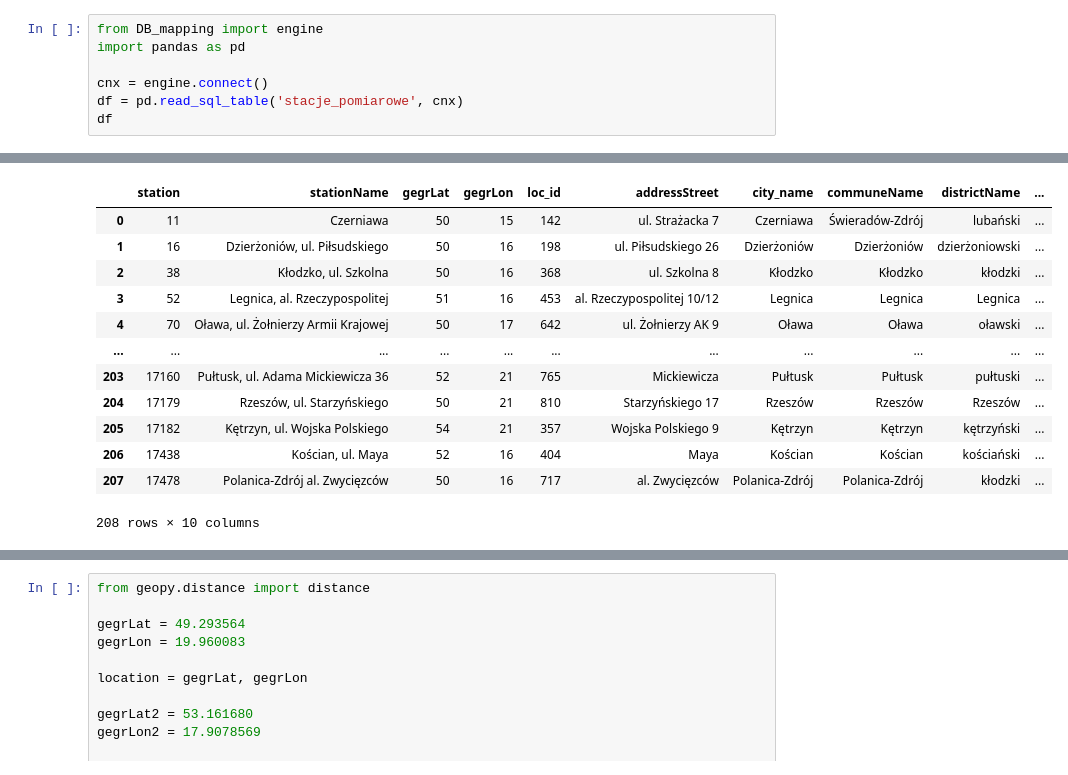
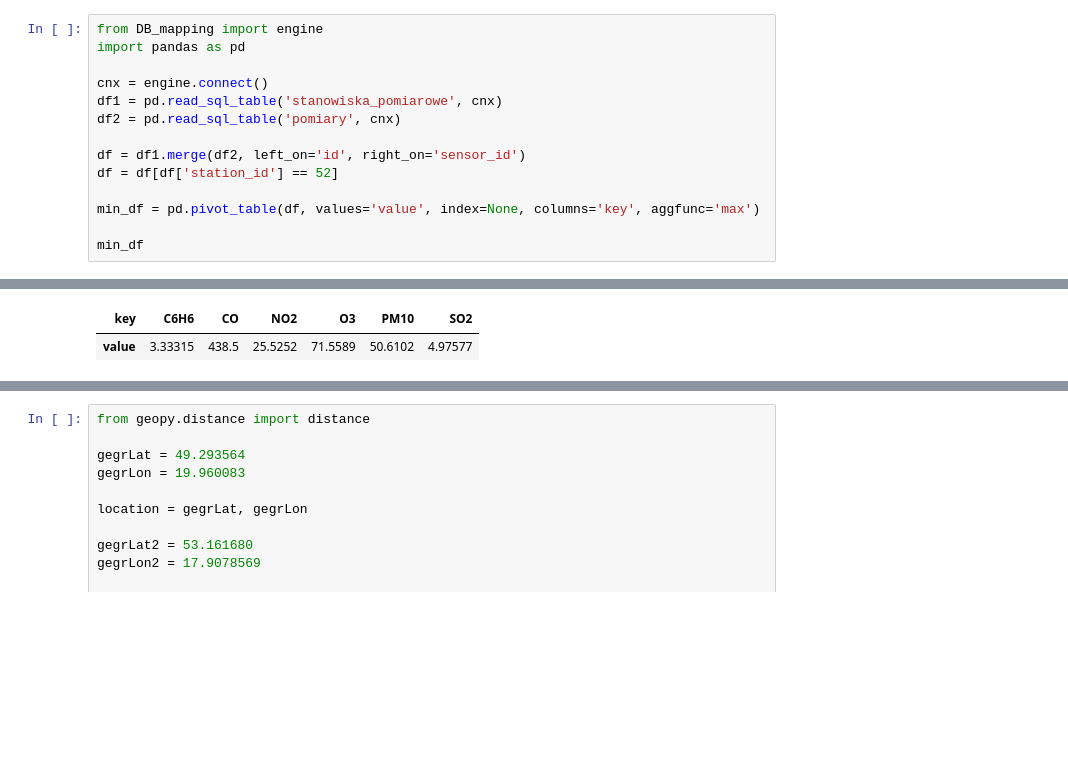
Before and after one commit to kamilanowakowska/AirQualityApp, a Jupyter notebook: geo.ipynb, the cells around one changed output, grey strips where cells are left out. Saved outputs shown, nothing was run; the diff lists cells and outputs as text; blank space fills up the shorter version.

```diff
--- a/geo.ipynb
+++ b/geo.ipynb
@@ -3,6 +3,13 @@ from DB_mapping import engine
 import pandas as pd
 
 cnx = engine.connect()
-df = pd.read_sql_table('stacje_pomiarowe', cnx)
-df
+df1 = pd.read_sql_table('stanowiska_pomiarowe', cnx)
+df2 = pd.read_sql_table('pomiary', cnx)
+
+df = df1.merge(df2, left_on='id', right_on='sensor_id')
+df = df[df['station_id'] == 52]
+
+min_df = pd.pivot_table(df, values='value', index=None, columns='key', aggfunc='max')
+
+min_df
 # %% [output]
@@ -26,13 +33,2 @@ FROM stacje_pomiarowe
-|  | station | stationName | gegrLat | gegrLon | loc_id | addressStreet | city_name | communeName | districtName | ... |
-| 0 | 11 | Czerniawa | 50 | 15 | 142 | ul. Strażacka 7 | Czerniawa | Świeradów-Zdrój | lubański | ... |
-| 1 | 16 | Dzierżoniów, ul. Piłsudskiego | 50 | 16 | 198 | ul. Piłsudskiego 26 | Dzierżoniów | Dzierżoniów | dzierżoniowski | ... |
-| 2 | 38 | Kłodzko, ul. Szkolna | 50 | 16 | 368 | ul. Szkolna 8 | Kłodzko | Kłodzko | kłodzki | ... |
-| 3 | 52 | Legnica, al. Rzeczypospolitej | 51 | 16 | 453 | al. Rzeczypospolitej 10/12 | Legnica | Legnica | Legnica | ... |
-| 4 | 70 | Oława, ul. Żołnierzy Armii Krajowej | 50 | 17 | 642 | ul. Żołnierzy AK 9 | Oława | Oława | oławski | ... |
-| ... | ... | ... | ... | ... | ... | ... | ... | ... | ... | ... |
-| 203 | 17160 | Pułtusk, ul. Adama Mickiewicza 36 | 52 | 21 | 765 | Mickiewicza | Pułtusk | Pułtusk | pułtuski | ... |
-| 204 | 17179 | Rzeszów, ul. Starzyńskiego | 50 | 21 | 810 | Starzyńskiego 17 | Rzeszów | Rzeszów | Rzeszów | ... |
-| 205 | 17182 | Kętrzyn, ul. Wojska Polskiego | 54 | 21 | 357 | Wojska Polskiego 9 | Kętrzyn | Kętrzyn | kętrzyński | ... |
-| 206 | 17438 | Kościan, ul. Maya | 52 | 16 | 404 | Maya | Kościan | Kościan | kościański | ... |
-| 207 | 17478 | Polanica-Zdrój al. Zwycięzców | 50 | 16 | 717 | al. Zwycięzców | Polanica-Zdrój | Polanica-Zdrój | kłodzki | ... |
+| key | C6H6 | CO | NO2 | O3 | PM10 | SO2 |
+| value | 3.33315 | 438.5 | 25.5252 | 71.5589 | 50.6102 | 4.97577 |
-208 rows × 10 columns
```
Also changed, not shown: parts of 7 cells of this notebook, 11 other files.
